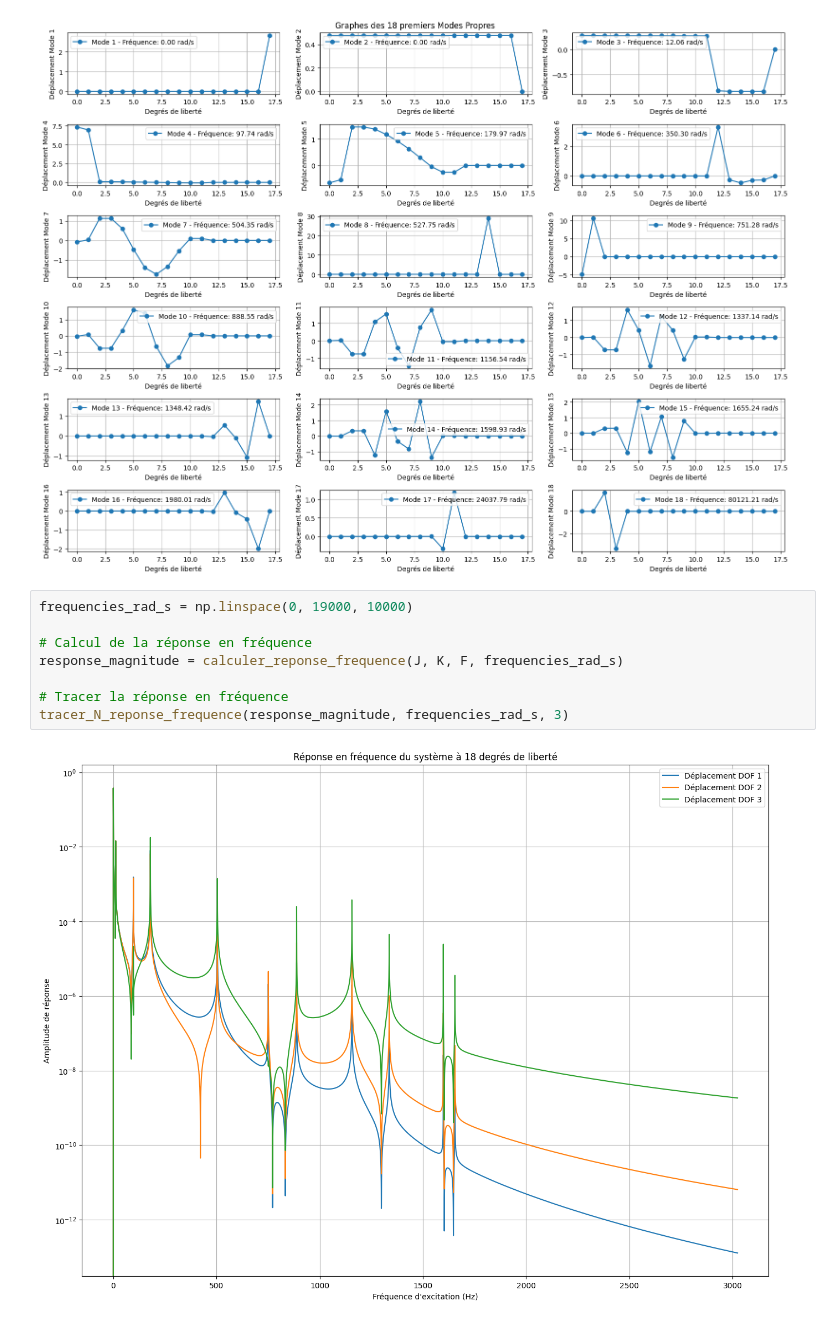
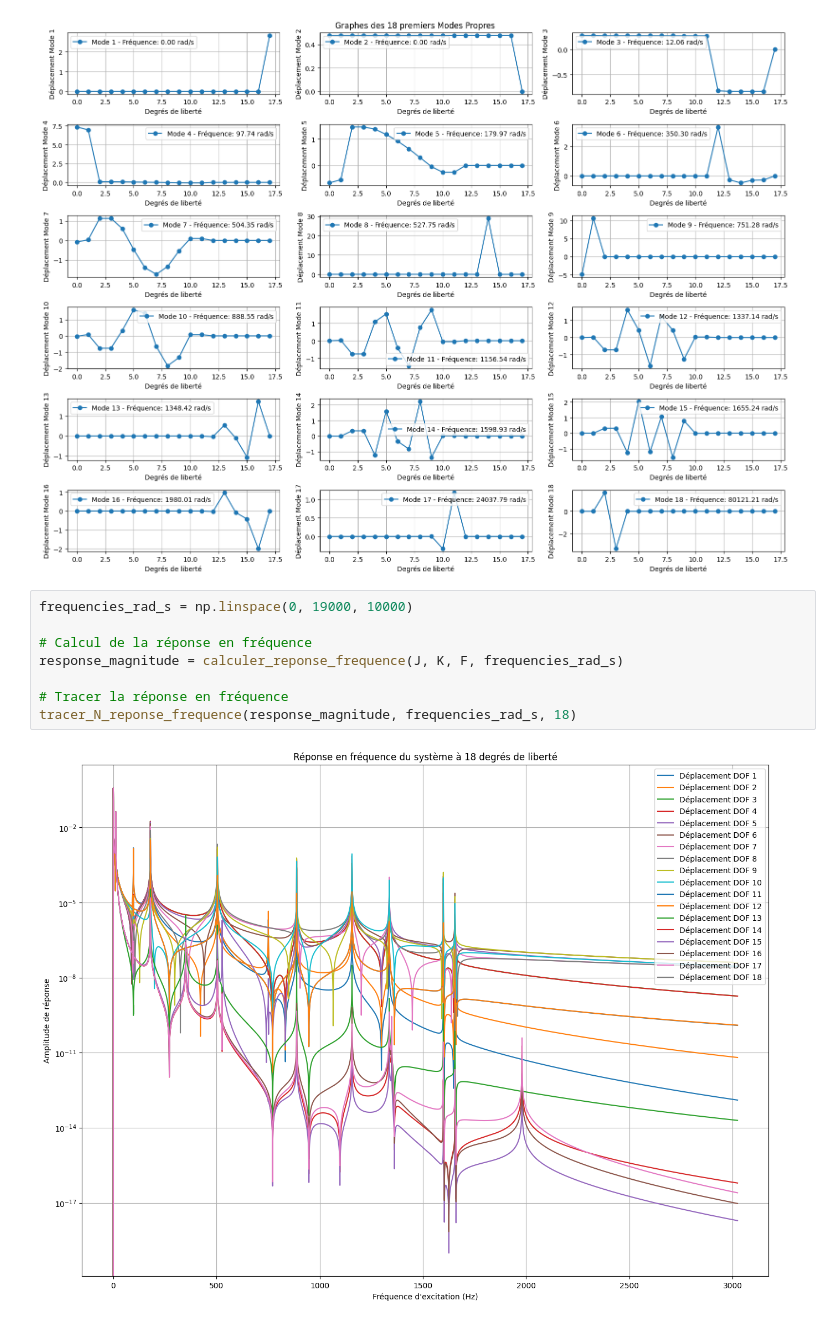
Before and after one commit to Clotilde636/Projet_CSV, a Jupyter notebook: Projet.ipynb, the cells around one changed output. Drawn from its saved outputs; the diff is of its cells as text.

```diff
--- a/Projet.ipynb
+++ b/Projet.ipynb
@@ -235,10 +262,10 @@ tracerNModesPropres(J, K, 18)
 # %%
 frequencies_rad_s = np.linspace(0, 19000, 10000)
 
 # Calcul de la réponse en fréquence
 response_magnitude = calculer_reponse_frequence(J, K, F, frequencies_rad_s)
 
 # Tracer la réponse en fréquence
-tracer_N_reponse_frequence(response_magnitude, frequencies_rad_s, 3)
+tracer_N_reponse_frequence(response_magnitude, frequencies_rad_s, 18)
 # %% [output]
-[figure, old version]
+[figure, new version]
```
Also changed, not shown: parts of 4 cells of this notebook, 1 other file.
